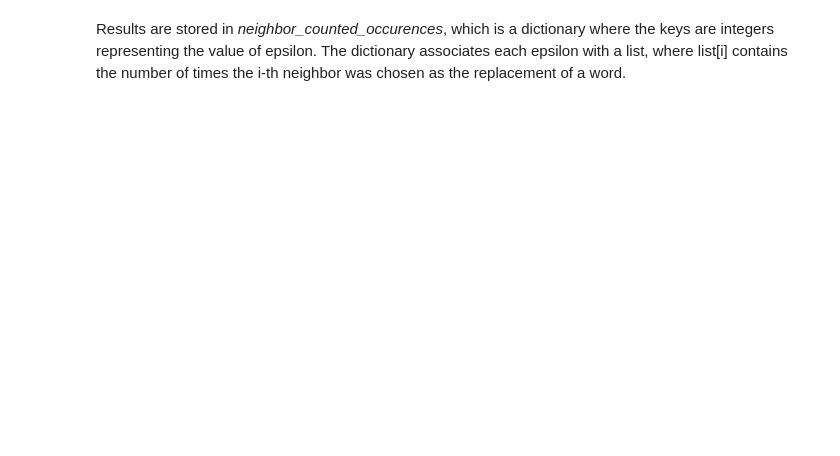
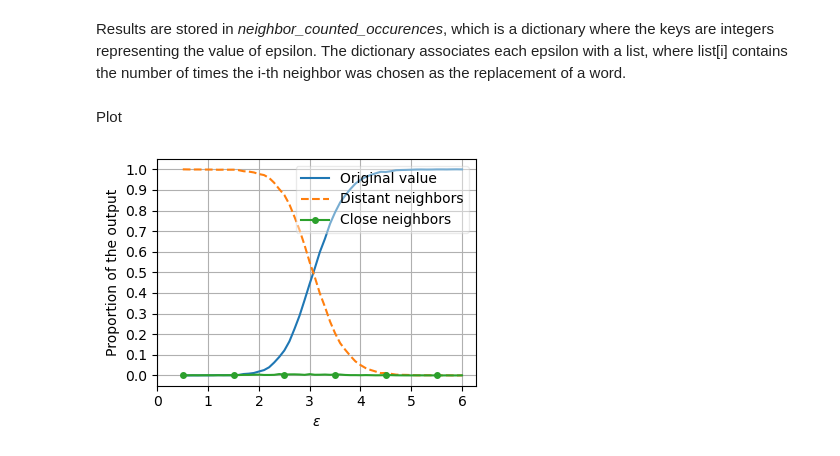
Before and after one commit to r-carpentier/dx-privacy-curse, a Jupyter notebook: glove/ExponentialMechanism.ipynb, the cells around one changed output. Saved outputs shown, nothing was run; the diff lists cells and outputs as text; code cells hidden in the pictures; blank space fills up the shorter version.

```diff
--- a/glove/ExponentialMechanism.ipynb
+++ b/glove/ExponentialMechanism.ipynb
@@ -105,2 +113,29 @@ neighbor_counted_occurences = dict(zip(epsilons, results))
 # %% [markdown]
 Results are stored in *neighbor_counted_occurences*, which is a dictionary where the keys are integers representing the value of epsilon. The dictionary associates each epsilon with a list, where list[i] contains the number of times the i-th neighbor was chosen as the replacement of a word.
+# %% [markdown]
+Plot
+# %%
+import matplotlib.pyplot as plt
+close_neighbors_max_rank = 100 # The maximum rank (including) of what is considered a "close" neighbor
+
+initial_word_frequency = np.array([neighbor_counted_occurences[i][0] for i in epsilons])
+close_neighbors_frequency = np.array([sum(neighbor_counted_occurences[i][1:close_neighbors_max_rank+1]) for i in epsilons])
+distant_neighbors_frequency = np.array([sum(neighbor_counted_occurences[i][close_neighbors_max_rank+1:]) for i in epsilons])
+
+fig, ax = plt.subplots(figsize=(4, 3))
+
+ax.plot(epsilons, initial_word_frequency/number_of_words, label="Original value", linewidth=1.5, markersize=5)
+ax.plot(epsilons, distant_neighbors_frequency/number_of_words, label="Distant neighbors", linewidth=1.5,linestyle='dashed')
+ax.plot(epsilons, close_neighbors_frequency/number_of_words, label="Close neighbors", linewidth=1.5, marker=".", markevery=10, markersize=8)
+
+ax.set_xlabel("$\epsilon$")
+ax.set_ylabel("Proportion of the output")
+ax.set_yticks(np.arange(0, 1.1, 0.1))
+
+ax.set_xlim(0,)
+ax.legend(loc="upper right", framealpha=0.4)
+ax.grid()
+fig.tight_layout()
+fig.show()
+# %% [output]
+[figure, added]
```
Also changed, not shown: parts of 4 cells of this notebook, 19 other files.
